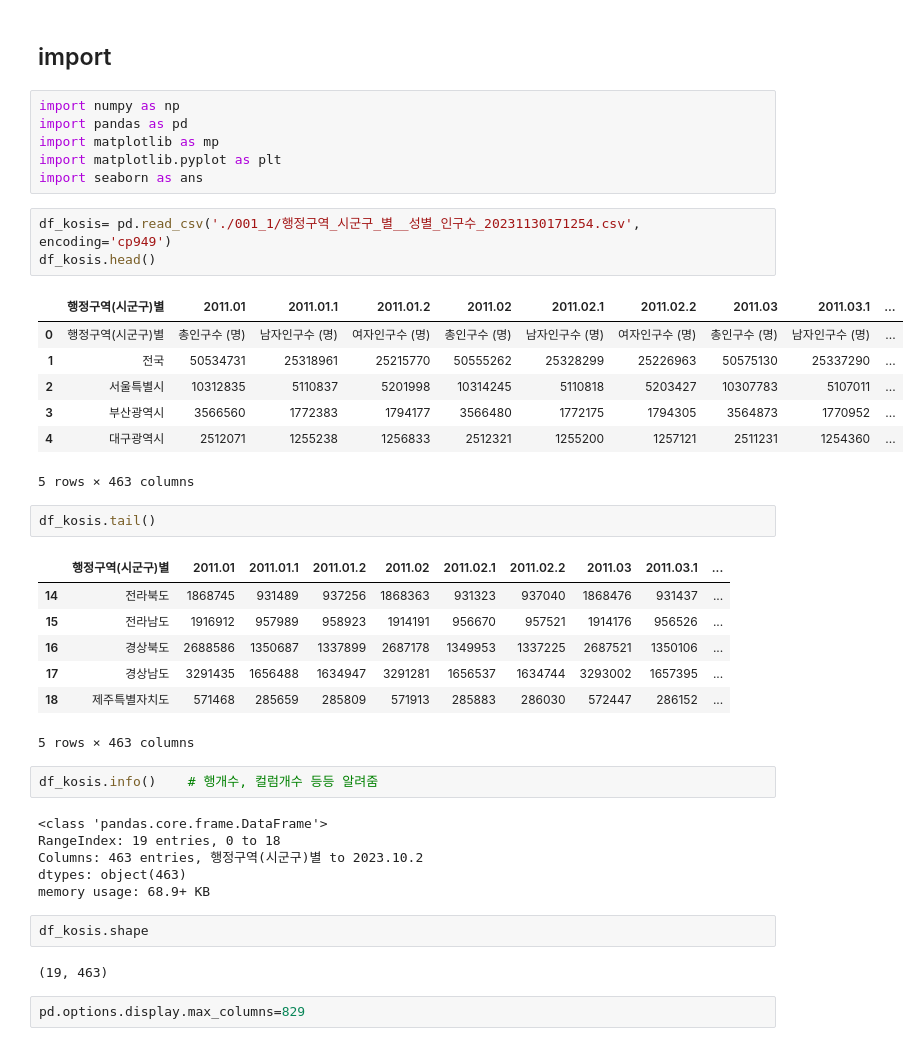
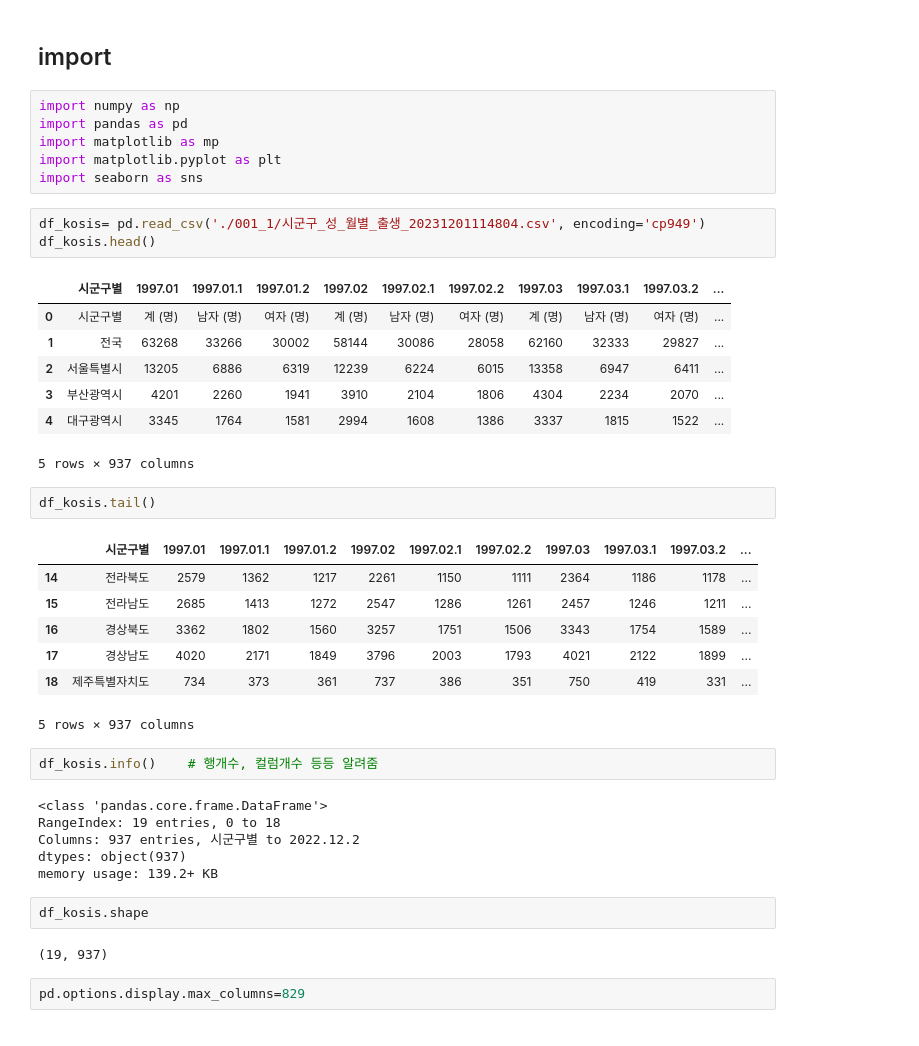
Before and after one commit to onleey/pandas_demo, a Jupyter notebook: 401_pandas_2020년_인구총조사.ipynb, the cells around one changed output. Cells and saved outputs as stored; diff of their text form.

```diff
--- a/401_pandas_2020년_인구총조사.ipynb
+++ b/401_pandas_2020년_인구총조사.ipynb
@@ -45,40 +66,40 @@ import numpy as np
 import pandas as pd
 import matplotlib as mp
 import matplotlib.pyplot as plt
-import seaborn as ans
+import seaborn as sns
 # %%
-df_kosis= pd.read_csv('./001_1/행정구역_시군구_별__성별_인구수_20231130171254.csv', encoding='cp949')
+df_kosis= pd.read_csv('./001_1/시군구_성_월별_출생_20231201114804.csv', encoding='cp949')
 df_kosis.head()
 # %% [output]
-|  | 행정구역(시군구)별 | 2011.01 | 2011.01.1 | 2011.01.2 | 2011.02 | 2011.02.1 | 2011.02.2 | 2011.03 | 2011.03.1 | ... |
-| 0 | 행정구역(시군구)별 | 총인구수 (명) | 남자인구수 (명) | 여자인구수 (명) | 총인구수 (명) | 남자인구수 (명) | 여자인구수 (명) | 총인구수 (명) | 남자인구수 (명) | ... |
-| 1 | 전국 | 50534731 | 25318961 | 25215770 | 50555262 | 25328299 | 25226963 | 50575130 | 25337290 | ... |
-| 2 | 서울특별시 | 10312835 | 5110837 | 5201998 | 10314245 | 5110818 | 5203427 | 10307783 | 5107011 | ... |
-| 3 | 부산광역시 | 3566560 | 1772383 | 1794177 | 3566480 | 1772175 | 1794305 | 3564873 | 1770952 | ... |
-| 4 | 대구광역시 | 2512071 | 1255238 | 1256833 | 2512321 | 1255200 | 1257121 | 2511231 | 1254360 | ... |
+|  | 시군구별 | 1997.01 | 1997.01.1 | 1997.01.2 | 1997.02 | 1997.02.1 | 1997.02.2 | 1997.03 | 1997.03.1 | 1997.03.2 | ... |
+| 0 | 시군구별 | 계 (명) | 남자 (명) | 여자 (명) | 계 (명) | 남자 (명) | 여자 (명) | 계 (명) | 남자 (명) | 여자 (명) | ... |
+| 1 | 전국 | 63268 | 33266 | 30002 | 58144 | 30086 | 28058 | 62160 | 32333 | 29827 | ... |
+| 2 | 서울특별시 | 13205 | 6886 | 6319 | 12239 | 6224 | 6015 | 13358 | 6947 | 6411 | ... |
+| 3 | 부산광역시 | 4201 | 2260 | 1941 | 3910 | 2104 | 1806 | 4304 | 2234 | 2070 | ... |
+| 4 | 대구광역시 | 3345 | 1764 | 1581 | 2994 | 1608 | 1386 | 3337 | 1815 | 1522 | ... |
-5 rows × 463 columns
+5 rows × 937 columns
 # %%
 df_kosis.tail()
 # %% [output]
-|  | 행정구역(시군구)별 | 2011.01 | 2011.01.1 | 2011.01.2 | 2011.02 | 2011.02.1 | 2011.02.2 | 2011.03 | 2011.03.1 | ... |
-| 14 | 전라북도 | 1868745 | 931489 | 937256 | 1868363 | 931323 | 937040 | 1868476 | 931437 | ... |
-| 15 | 전라남도 | 1916912 | 957989 | 958923 | 1914191 | 956670 | 957521 | 1914176 | 956526 | ... |
-| 16 | 경상북도 | 2688586 | 1350687 | 1337899 | 2687178 | 1349953 | 1337225 | 2687521 | 1350106 | ... |
-| 17 | 경상남도 | 3291435 | 1656488 | 1634947 | 3291281 | 1656537 | 1634744 | 3293002 | 1657395 | ... |
-| 18 | 제주특별자치도 | 571468 | 285659 | 285809 | 571913 | 285883 | 286030 | 572447 | 286152 | ... |
+|  | 시군구별 | 1997.01 | 1997.01.1 | 1997.01.2 | 1997.02 | 1997.02.1 | 1997.02.2 | 1997.03 | 1997.03.1 | 1997.03.2 | ... |
+| 14 | 전라북도 | 2579 | 1362 | 1217 | 2261 | 1150 | 1111 | 2364 | 1186 | 1178 | ... |
+| 15 | 전라남도 | 2685 | 1413 | 1272 | 2547 | 1286 | 1261 | 2457 | 1246 | 1211 | ... |
+| 16 | 경상북도 | 3362 | 1802 | 1560 | 3257 | 1751 | 1506 | 3343 | 1754 | 1589 | ... |
+| 17 | 경상남도 | 4020 | 2171 | 1849 | 3796 | 2003 | 1793 | 4021 | 2122 | 1899 | ... |
+| 18 | 제주특별자치도 | 734 | 373 | 361 | 737 | 386 | 351 | 750 | 419 | 331 | ... |
-5 rows × 463 columns
+5 rows × 937 columns
 # %%
 df_kosis.info()    # 행개수, 컬럼개수 등등 알려줌
 # %% [output]
 <class 'pandas.core.frame.DataFrame'>
 RangeIndex: 19 entries, 0 to 18
-Columns: 463 entries, 행정구역(시군구)별 to 2023.10.2
-dtypes: object(463)
-memory usage: 68.9+ KB
+Columns: 937 entries, 시군구별 to 2022.12.2
+dtypes: object(937)
+memory usage: 139.2+ KB
 # %%
 df_kosis.shape
 # %% [output]
-(19, 463)
+(19, 937)
 # %%
 pd.options.display.max_columns=829
 # %%
```
Also changed, not shown: parts of 76 cells of this notebook.
